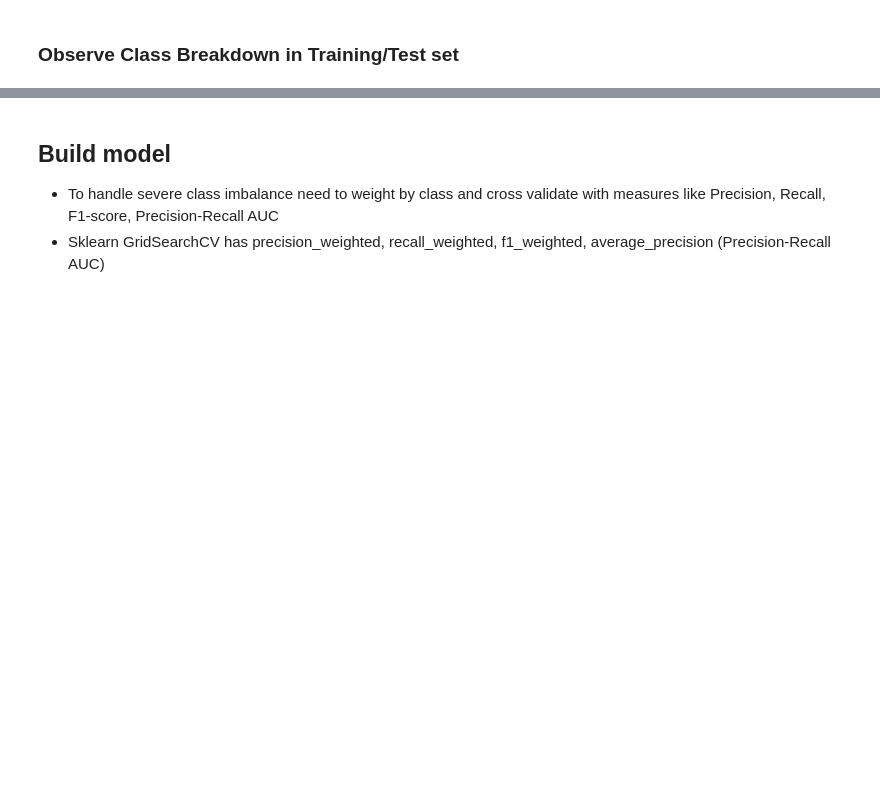
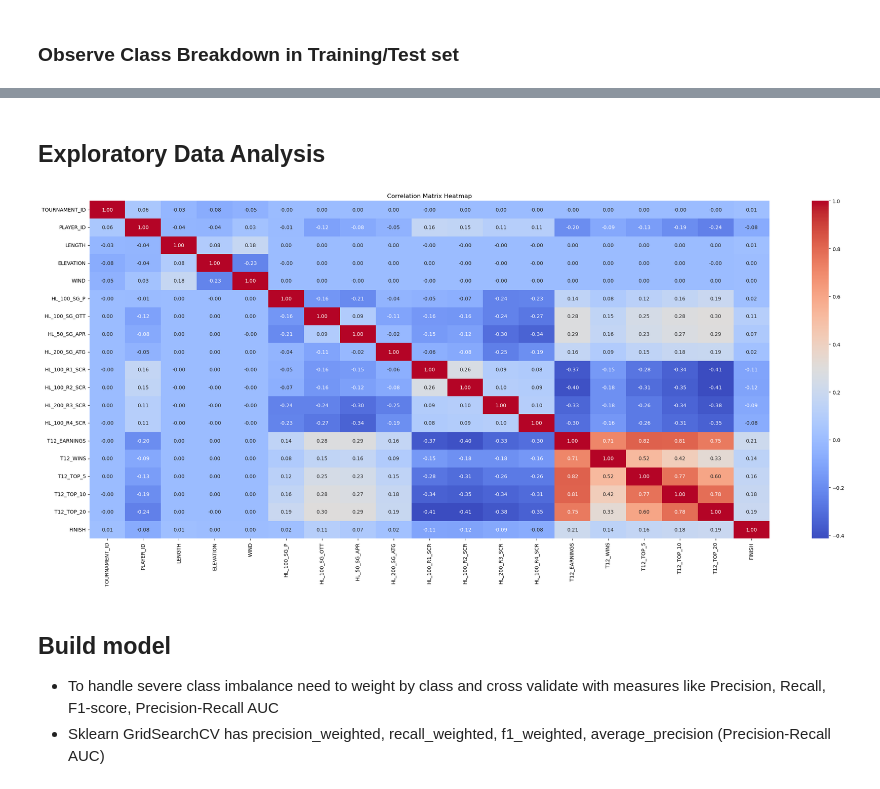
Before and after one commit to nickospelt/PGA_Score_Predictor, a Jupyter notebook: Model Development/tournament_winner_classification.ipynb, the cells around one changed output, grey strips where cells are left out. Saved outputs shown, nothing was run; the diff lists cells and outputs as text; code cells hidden in the pictures; blank space fills up the shorter version.

```diff
--- a/Model Development/tournament_winner_classification.ipynb
+++ b/Model Development/tournament_winner_classification.ipynb
@@ -86,4 +75,20 @@ WIN          64
 Name: count, dtype: int64
+# %% [markdown]
+## Exploratory Data Analysis
+# %%
+features_and_target = features.copy()
+features_and_target.append(target)
+
+# Compute correlation matrix
+correlation_matrix = df[features_and_target].corr()
+
+# Visualize the correlation matrix as a heatmap
+plt.figure(figsize=(30, 12))
+sns.heatmap(correlation_matrix, annot=True, cmap="coolwarm", fmt=".2f")
+plt.title("Correlation Matrix Heatmap")
+plt.show()
+# %% [output]
+[figure, added]
 # %% [markdown]
 ## Build model
 - To handle severe class imbalance need to weight by class and cross validate with measures like Precision, Recall, F1-score, Precision-Recall AUC
```
Also changed, not shown: parts of 6 cells of this notebook, 1 other file.
